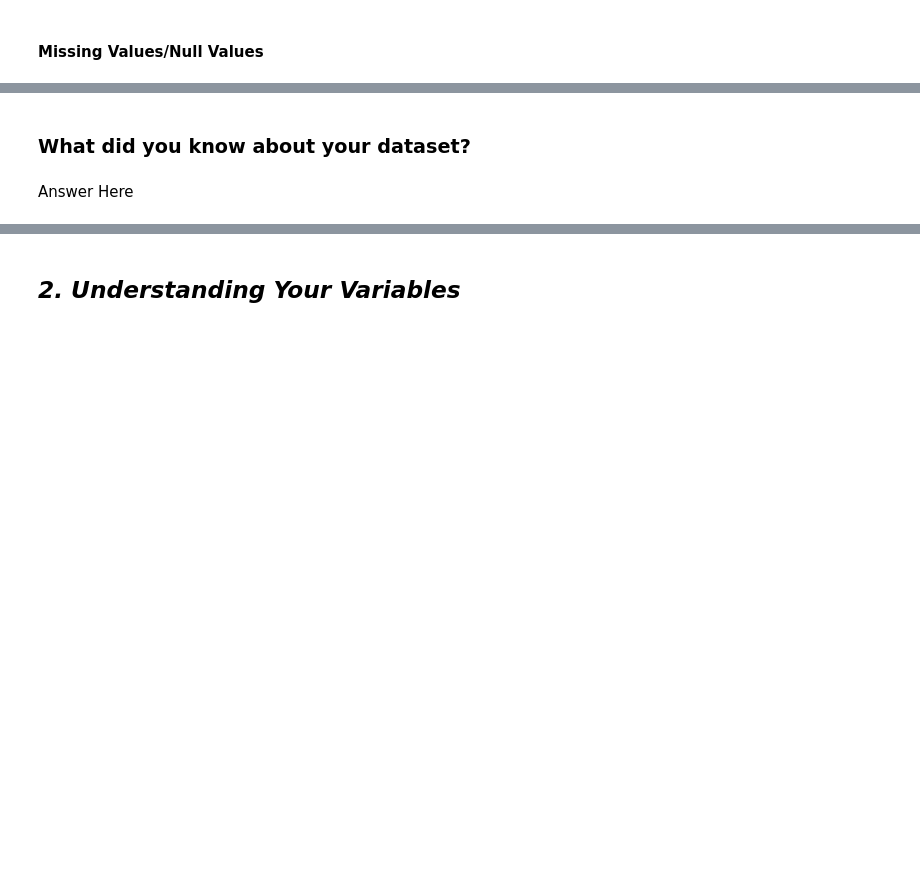
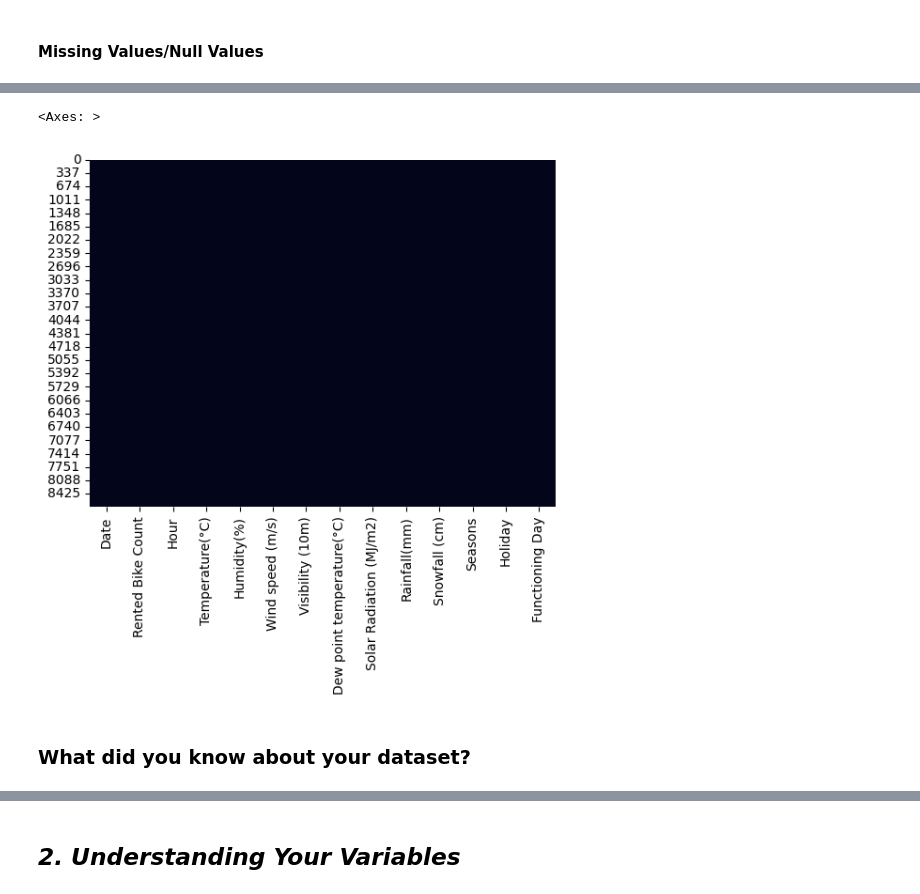
Before and after one commit to Dheeraj-Budhlakoti/Regression_Project_Bike_Sharing_Demand_Prediction, a Jupyter notebook: Capstone_Project_Regression_Bike_Sharing_Demand_Prediction.ipynb, the cells around one changed output, grey strips where cells are left out. Drawn from its saved outputs; the diff is of its cells as text; code cells hidden in the pictures; blank space fills up the shorter version.

Commit message:
Data Loading and Basic Inspection Done

```diff
--- a/Capstone_Project_Regression_Bike_Sharing_Demand_Prediction.ipynb
+++ b/Capstone_Project_Regression_Bike_Sharing_Demand_Prediction.ipynb
@@ -86,3 +117,6 @@ M - Multivariate Analysis
+# %%
+# Load Dataset
+df=pd.read_csv('/content/drive/MyDrive/Colab Notebooks/Machine Learning/Capstone Project Regression/SeoulBikeData.csv', encoding = "ISO-8859-1")
 # %% [markdown]
 ### Dataset First View
 # %%
@@ -106,6 +192,8 @@ M - Multivariate Analysis
 # %%
 # Visualizing the missing values
+sns.heatmap(df.isnull(), cbar=False)
+# %% [output]
+<Axes: >
+[figure, added]
 # %% [markdown]
 ### What did you know about your dataset?
-# %% [markdown]
-Answer Here
```
Also changed, not shown: parts of 23 cells of this notebook.
